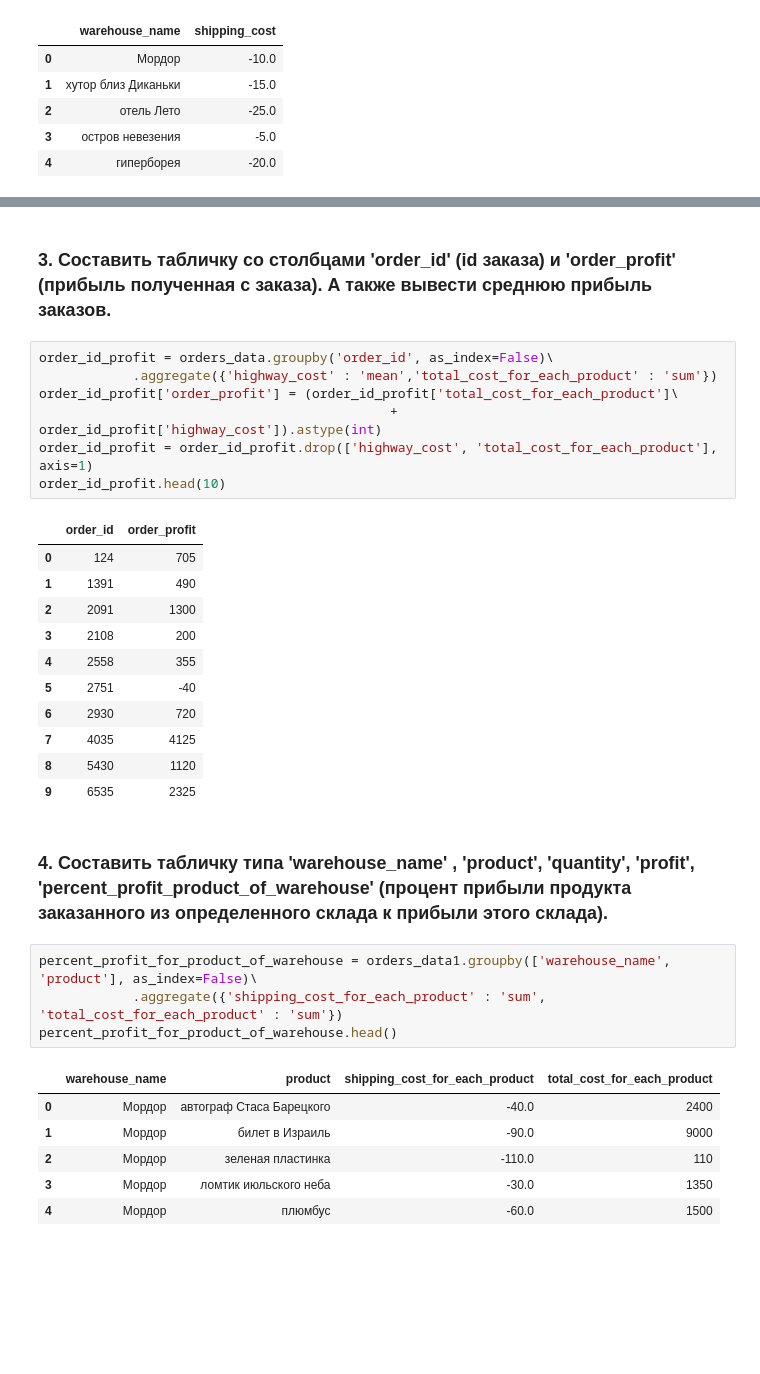
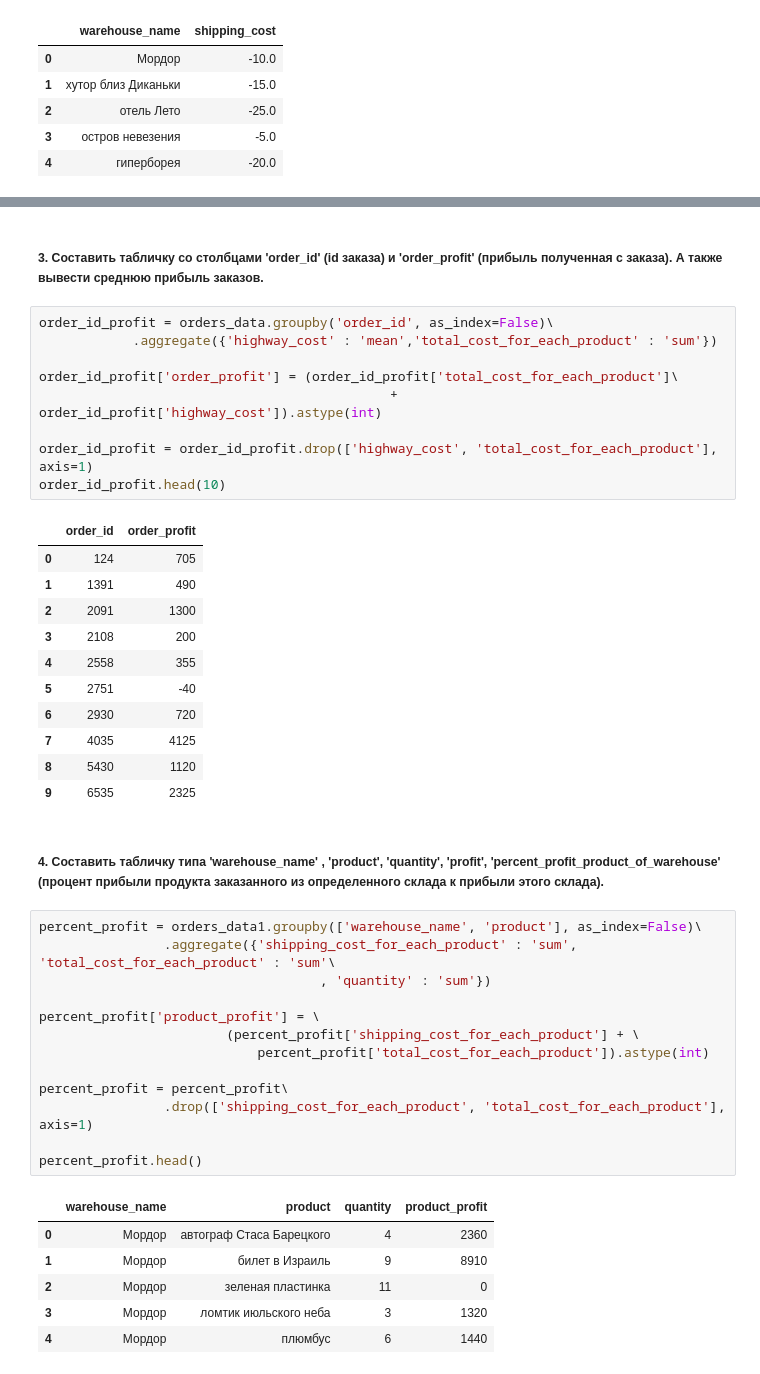
Before and after one commit to Mikholen/Job_interview, a Jupyter notebook: Собес.ipynb, the cells around one changed output, grey strips where cells are left out. Drawn from its saved outputs; the diff is of its cells as text; blank space fills up the shorter version.

```diff
--- a/Собес.ipynb
+++ b/Собес.ipynb
@@ -114,12 +136,14 @@ products_information
 | 5 | подписка на suppi-блог | 33 | 4950 | -545.0 | 4405 |
 | 6 | статуэтка Ленина | 68 | 13600 | -935.0 | 12665 |
 # %% [markdown]
-### 3. Составить табличку со столбцами 'order_id' (id заказа) и 'order_profit' (прибыль полученная с заказа). А также вывести среднюю прибыль заказов.
+##### 3. Составить табличку со столбцами 'order_id' (id заказа) и 'order_profit' (прибыль полученная с заказа). А также вывести среднюю прибыль заказов.
 # %%
 order_id_profit = orders_data.groupby('order_id', as_index=False)\
             .aggregate({'highway_cost' : 'mean','total_cost_for_each_product' : 'sum'})
+
 order_id_profit['order_profit'] = (order_id_profit['total_cost_for_each_product']\
                                              + order_id_profit['highway_cost']).astype(int)
+
 order_id_profit = order_id_profit.drop(['highway_cost', 'total_cost_for_each_product'], axis=1)
 order_id_profit.head(10)
 # %% [output]
@@ -135,15 +159,24 @@ order_id_profit.head(10)
 | 8 | 5430 | 1120 |
 | 9 | 6535 | 2325 |
 # %% [markdown]
-### 4. Составить табличку типа 'warehouse_name' , 'product', 'quantity', 'profit', 'percent_profit_product_of_warehouse' (процент прибыли продукта заказанного из определенного склада к прибыли этого склада).
+##### 4. Составить табличку типа 'warehouse_name' , 'product', 'quantity', 'profit', 'percent_profit_product_of_warehouse' (процент прибыли продукта заказанного из определенного склада к прибыли этого склада).
 # %%
-percent_profit_for_product_of_warehouse = orders_data1.groupby(['warehouse_name', 'product'], as_index=False)\
-            .aggregate({'shipping_cost_for_each_product' : 'sum', 'total_cost_for_each_product' : 'sum'})
-percent_profit_for_product_of_warehouse.head()
+percent_profit = orders_data1.groupby(['warehouse_name', 'product'], as_index=False)\
+                .aggregate({'shipping_cost_for_each_product' : 'sum', 'total_cost_for_each_product' : 'sum'\
+                                    , 'quantity' : 'sum'})
+
+percent_profit['product_profit'] = \
+                        (percent_profit['shipping_cost_for_each_product'] + \
+                            percent_profit['total_cost_for_each_product']).astype(int)
+
+percent_profit = percent_profit\
+                .drop(['shipping_cost_for_each_product', 'total_cost_for_each_product'], axis=1)
+
+percent_profit.head()
 # %% [output]
-|  | warehouse_name | product | shipping_cost_for_each_product | total_cost_for_each_product |
-| 0 | Мордор | автограф Стаса Барецкого | -40.0 | 2400 |
-| 1 | Мордор | билет в Израиль | -90.0 | 9000 |
-| 2 | Мордор | зеленая пластинка | -110.0 | 110 |
-| 3 | Мордор | ломтик июльского неба | -30.0 | 1350 |
-| 4 | Мордор | плюмбус | -60.0 | 1500 |
+|  | warehouse_name | product | quantity | product_profit |
+| 0 | Мордор | автограф Стаса Барецкого | 4 | 2360 |
+| 1 | Мордор | билет в Израиль | 9 | 8910 |
+| 2 | Мордор | зеленая пластинка | 11 | 0 |
+| 3 | Мордор | ломтик июльского неба | 3 | 1320 |
+| 4 | Мордор | плюмбус | 6 | 1440 |
```
Also changed, not shown: parts of 13 cells of this notebook.
